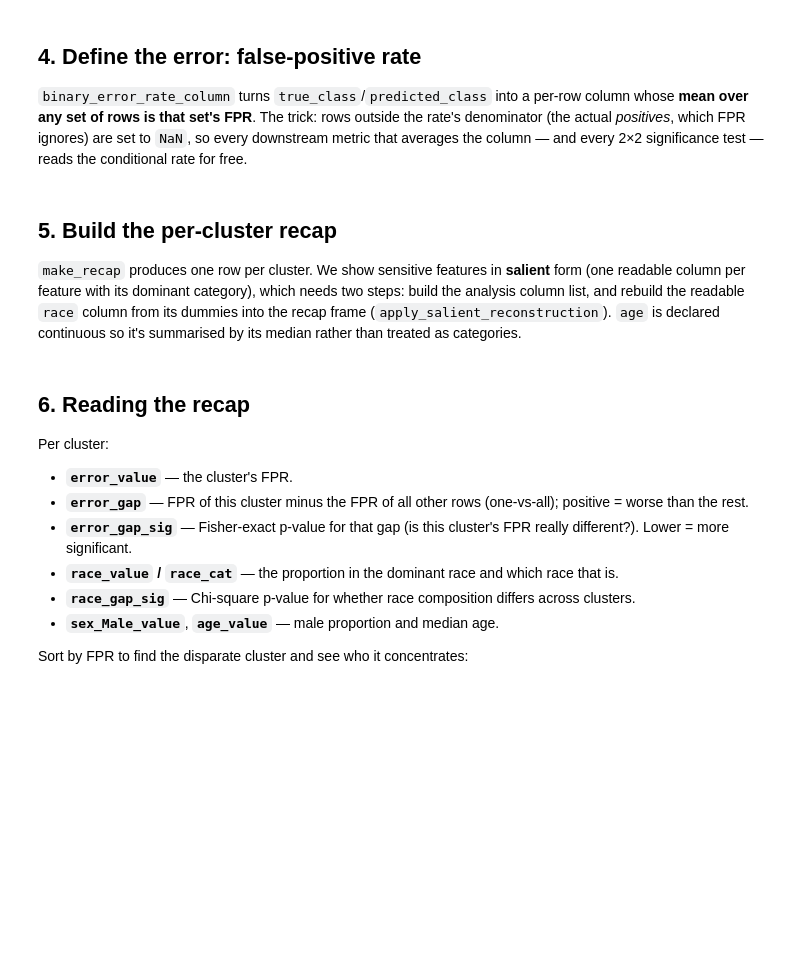
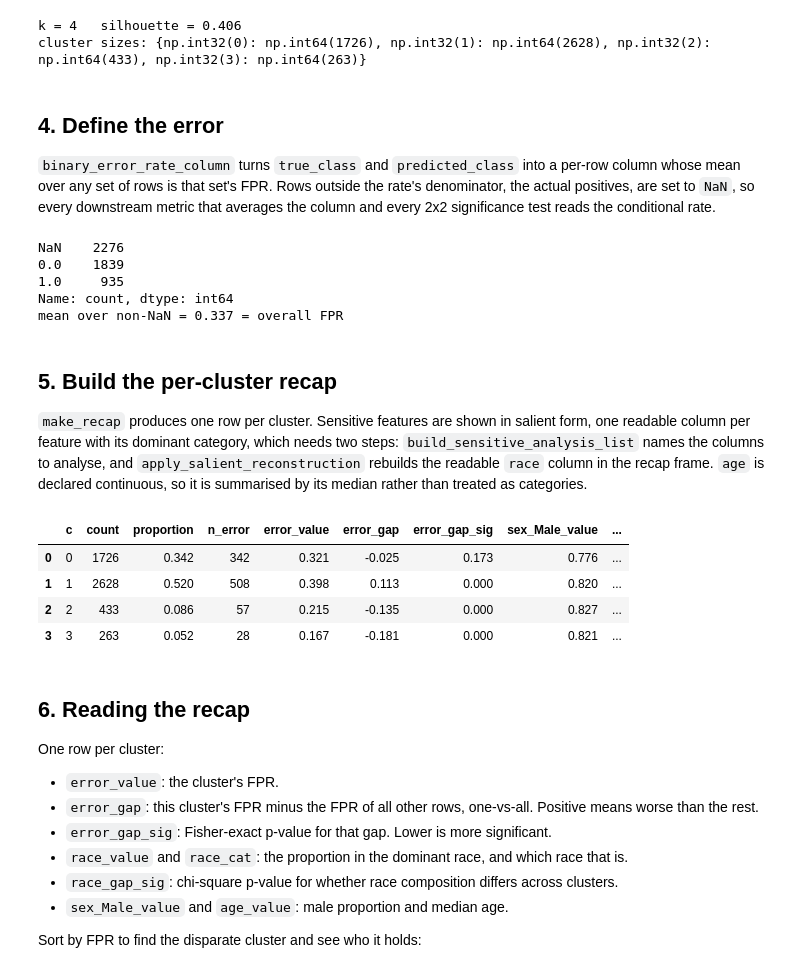
Before and after one commit to emma-ba/Clustering_4_Fairness, a Jupyter notebook: docs/example_binary.ipynb, the cells around one changed output. Saved outputs shown, nothing was run; the diff lists cells and outputs as text; code cells hidden in the pictures; blank space fills up the shorter version.

```diff
--- a/docs/example_binary.ipynb
+++ b/docs/example_binary.ipynb
@@ -19,9 +14,7 @@ import pandas as pd
 from c4fairness.result_viz import plot_cluster_recap_heatmap
 from IPython.display import Image
 
-raw = pd.read_csv("../Data/compas/Compas_error_shap.csv")
-# The file also ships pre-computed scaled / one-hot / SHAP columns; keep the readable ones so
-# the pipeline can encode `race`/`sex` itself without colliding with existing `race_*` columns.
+raw = pd.read_csv("datasets/compas_audit.csv")
 df = raw[["age", "priors_count", "sex", "race", "true_class", "predicted_class"]].copy()
 print(df.shape)
 df.head()
@@ -83,54 +96,60 @@ res = cluster(dfe[clustering_cols], algorithm="kmeans", distance="euclidean",
               n_clusters=4, random_state=42)
 print(f"k = {res.n_clusters}   silhouette = {res.silhouette:.3f}")
 print("cluster sizes:", res.cluster_sizes)
+# %% [output]
+k = 4   silhouette = 0.406
+cluster sizes: {np.int32(0): np.int64(1726), np.int32(1): np.int64(2628), np.int32(2): np.int64(433), np.int32(3): np.int64(263)}
 # %% [markdown]
-## 4. Define the error: false-positive rate
+## 4. Define the error
 
-`binary_error_rate_column` turns `true_class`/`predicted_class` into a per-row column whose
-**mean over any set of rows is that set's FPR**. The trick: rows outside the rate's denominator
-(the actual *positives*, which FPR ignores) are set to `NaN`, so every downstream metric that
-averages the column — and every 2×2 significance test — reads the conditional rate for free.
+`binary_error_rate_column` turns `true_class` and `predicted_class` into a per-row column whose mean over any set of rows is that set's FPR. Rows outside the rate's denominator, the actual positives, are set to `NaN`, so every downstream metric that averages the column and every 2x2 significance test reads the conditional rate.
 # %%
 from c4fairness.fairness_metrics import binary_error_rate_column
 
 fpr_col = binary_error_rate_column(df["true_class"], df["predicted_class"], "fpr")
 print(fpr_col.value_counts(dropna=False))   # 1 = FP, 0 = TN, NaN = actual positive (excluded)
 print("mean over non-NaN =", round(fpr_col.mean(), 3), "= overall FPR")
+# %% [output]
+NaN    2276
+0.0    1839
+1.0     935
+Name: count, dtype: int64
+mean over non-NaN = 0.337 = overall FPR
 # %% [markdown]
 ## 5. Build the per-cluster recap
 
-`make_recap` produces one row per cluster. We show sensitive features in **salient** form (one
-readable column per feature with its dominant category), which needs two steps: build the
-analysis column list, and rebuild the readable `race` column from its dummies into the recap
-frame (`apply_salient_reconstruction`). `age` is declared continuous so it's summarised by its
-median rather than treated as categories.
+`make_recap` produces one row per cluster. Sensitive features are shown in salient form, one readable column per feature with its dominant category, which needs two steps: `build_sensitive_analysis_list` names the columns to analyse, and `apply_salient_reconstruction` rebuilds the readable `race` column in the recap frame. `age` is declared continuous, so it is summarised by its median rather than treated as categories.
 # %%
-from c4fairness.cli import _build_sensitive_analysis_list, apply_salient_reconstruction
+from c4fairness.cli import build_sensitive_analysis_list, apply_salient_reconstruction
 from c4fairness.experiments import make_recap
 
-analysis = _build_sensitive_analysis_list(cl["sensitive"], mcd, orig_sensitive, option="salient")
+analysis = build_sensitive_analysis_list(cl["sensitive"], mcd, orig_sensitive, option="salient")
 
 dfe["fpr"] = fpr_col.values
 res_df = dfe.copy()
 res_df["clusters"] = res.labels
 apply_salient_reconstruction(res_df, mcd, orig_sensitive)   # rebuild readable 'race'
 
 recap = make_recap(res_df, clustering_cols, sensitive_cols=analysis,
                    error_col="fpr", error_type="binary",
                    feature_matrix=res.feature_matrix, continuous_sensitive_cols=["age"])
 recap.round(3)
+# %% [output]
+|  | c | count | proportion | n_error | error_value | error_gap | error_gap_sig | sex_Male_value | ... |
+| 0 | 0 | 1726 | 0.342 | 342 | 0.321 | -0.025 | 0.173 | 0.776 | ... |
+| 1 | 1 | 2628 | 0.520 | 508 | 0.398 | 0.113 | 0.000 | 0.820 | ... |
+| 2 | 2 | 433 | 0.086 | 57 | 0.215 | -0.135 | 0.000 | 0.827 | ... |
+| 3 | 3 | 263 | 0.052 | 28 | 0.167 | -0.181 | 0.000 | 0.821 | ... |
 # %% [markdown]
 ## 6. Reading the recap
 
-Per cluster:
+One row per cluster:
 
-- **`error_value`** — the cluster's FPR.
-- **`error_gap`** — FPR of this cluster minus the FPR of all other rows (one-vs-all); positive
-  = worse than the rest.
-- **`error_gap_sig`** — Fisher-exact p-value for that gap (is this cluster's FPR really
-  different?). Lower = more significant.
-- **`race_value` / `race_cat`** — the proportion in the dominant race and which race that is.
-- **`race_gap_sig`** — Chi-square p-value for whether race composition differs across clusters.
-- **`sex_Male_value`**, **`age_value`** — male proportion and median age.
+- `error_value`: the cluster's FPR.
+- `error_gap`: this cluster's FPR minus the FPR of all other rows, one-vs-all. Positive means worse than the rest.
+- `error_gap_sig`: Fisher-exact p-value for that gap. Lower is more significant.
+- `race_value` and `race_cat`: the proportion in the dominant race, and which race that is.
+- `race_gap_sig`: chi-square p-value for whether race composition differs across clusters.
+- `sex_Male_value` and `age_value`: male proportion and median age.
 
-Sort by FPR to find the disparate cluster and see who it concentrates:
+Sort by FPR to find the disparate cluster and see who it holds:
```
Also changed, not shown: parts of 15 cells of this notebook, 24 other files.
